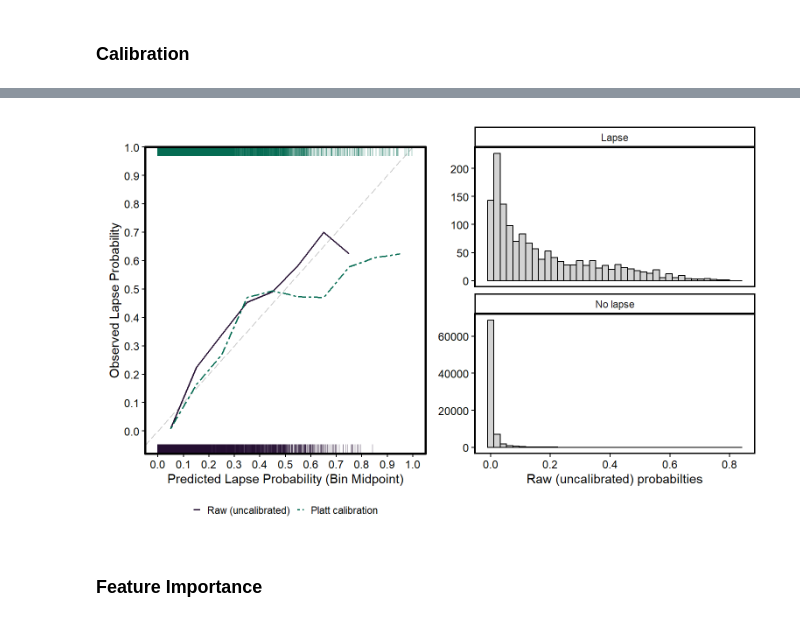
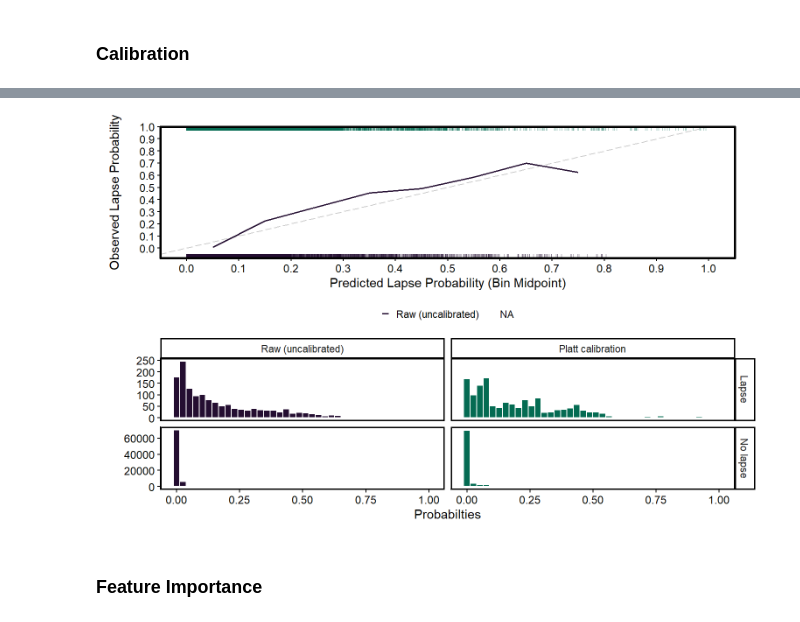
Before and after one commit to KendraPaquette/study_dissertation, a Jupyter notebook: notebooks/figures.out.ipynb, the cells around one changed output, grey strips where cells are left out. Saved outputs shown, nothing was run; the diff lists cells and outputs as text; code cells hidden in the pictures.

```diff
--- a/notebooks/figures.out.ipynb
+++ b/notebooks/figures.out.ipynb
@@ -292,7 +292,7 @@ rug_data_logi <- preds_all_logi |>
 cal <- preds_all_raw |>
   bind_rows(preds_all_logi) |>
   mutate(prob = factor(prob, levels = c("Raw (uncalibrated)",
-                                        "Platt calibration"))) |>
+                                        "Platt calibrated"))) |>
   group_by(bins,  prob)  |>
   summarize(mean_lapse = mean(lapse),
             n = n(),
@@ -325,21 +325,25 @@ cal <- preds_all_raw |>
   scale_linetype_manual(values = c("solid", "twodash")) +
   theme_classic() +
   theme(axis.text=element_text(size=9.5),
+        panel.border = element_rect(colour = "black", fill = NA, linewidth = 1),
         legend.key.size = unit(0.25, "cm"),
-        panel.border = element_rect(colour = "black", fill = NA, linewidth = 1),
         legend.position = "bottom")
 
 
 hist <- preds |>
+  pivot_longer(cols = c(prob_raw, prob_logi), names_to = "prob_type", values_to = "prob") |>
+  mutate(prob_type = factor(prob_type, levels = c("prob_raw", "prob_logi"),
+                                labels = c("Raw (uncalibrated)", "Platt calibration"))) |>
   ggplot() +
-  geom_histogram(aes(x = prob_raw), color = "black",
-                 fill = "light grey", bins = 40) +
-  facet_wrap(~ label, ncol = 1, scales = "free_y") +
-  labs(x = "Raw (uncalibrated) probabilties",
+  geom_histogram(aes(x = prob, fill = prob_type), color = "white", bins = 40) +
+  facet_grid(label ~ prob_type, scales = "free_y") +
+  labs(x = "Probabilties",
        y = NULL) +
+  scale_fill_manual(values = c("#240e31", "#046B52")) +
   theme_classic() +
   theme(axis.text=element_text(size=9.5),
-        panel.border = element_rect(colour = "black", fill = NA, linewidth = 1))
+        panel.border = element_rect(colour = "black", fill = NA, linewidth = 1),
+        legend.position = "none")
 
-cal + hist
+cal / hist
 # %% [output]
@@ -346,4 +352,4 @@ cal + hist
-[figure, old version]
+[figure, new version]
 # %% [markdown]
 ### Feature Importance
 # %%
```
Also changed, not shown: parts of 4 cells of this notebook, 9 other files.
